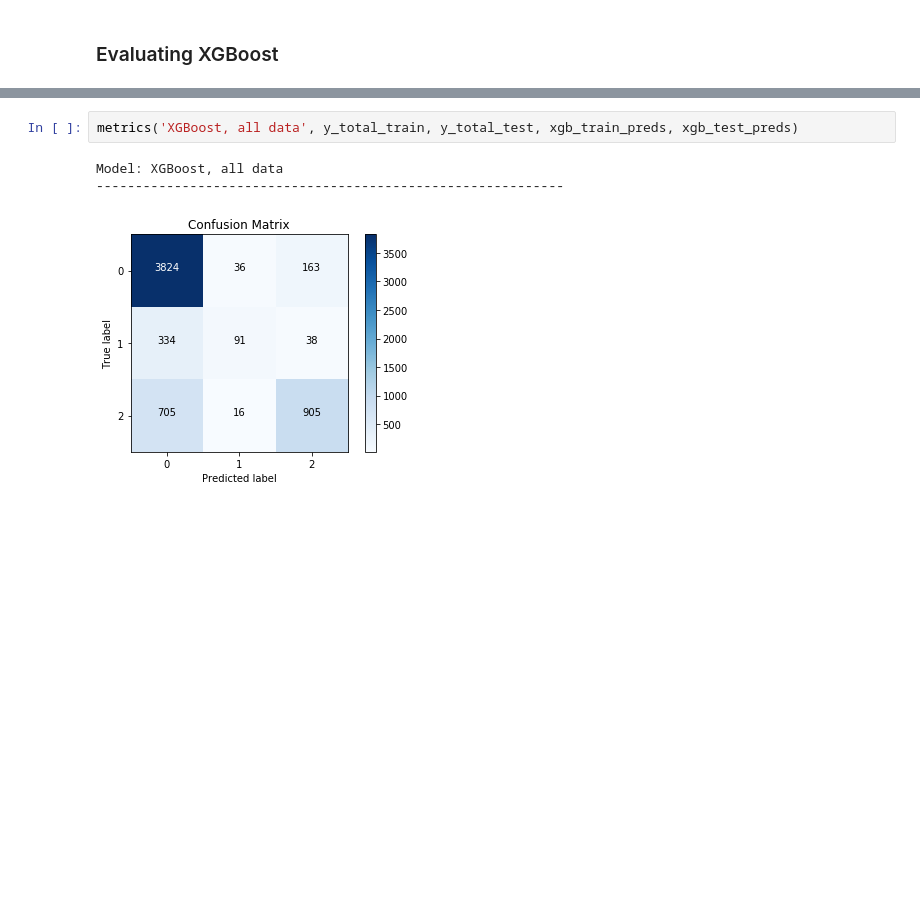
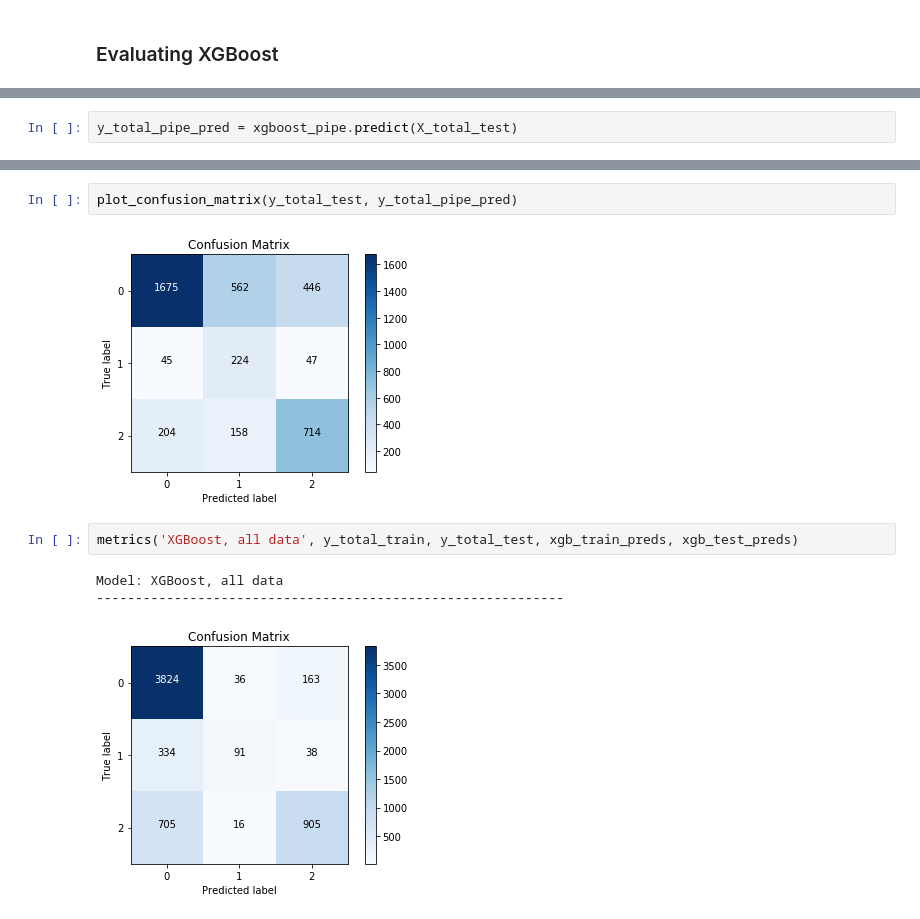
Before and after one commit to jneums/tanzania, a Jupyter notebook: notebooks/model.ipynb, the cells around one changed output, grey strips where cells are left out. Saved outputs shown, nothing was run; the diff lists cells and outputs as text; blank space fills up the shorter version.

```diff
--- a/notebooks/model.ipynb
+++ b/notebooks/model.ipynb
@@ -476,0 +463,2 @@ plot_confusion_matrix(y_smoted_test, y_smoted_pred)
+# %%
+y_total_pipe_pred = xgboost_pipe.predict(X_total_test)
@@ -477,3 +477,7 @@ plot_confusion_matrix(y_smoted_test, y_smoted_pred)
+# %%
+plot_confusion_matrix(y_total_test, y_total_pipe_pred)
+# %% [output]
+[figure, added]
 # %%
 metrics('XGBoost, all data', y_total_train, y_total_test, xgb_train_preds, xgb_test_preds)
 # %% [output]
```
Also changed, not shown: parts of 27 cells of this notebook, 4 other files.
